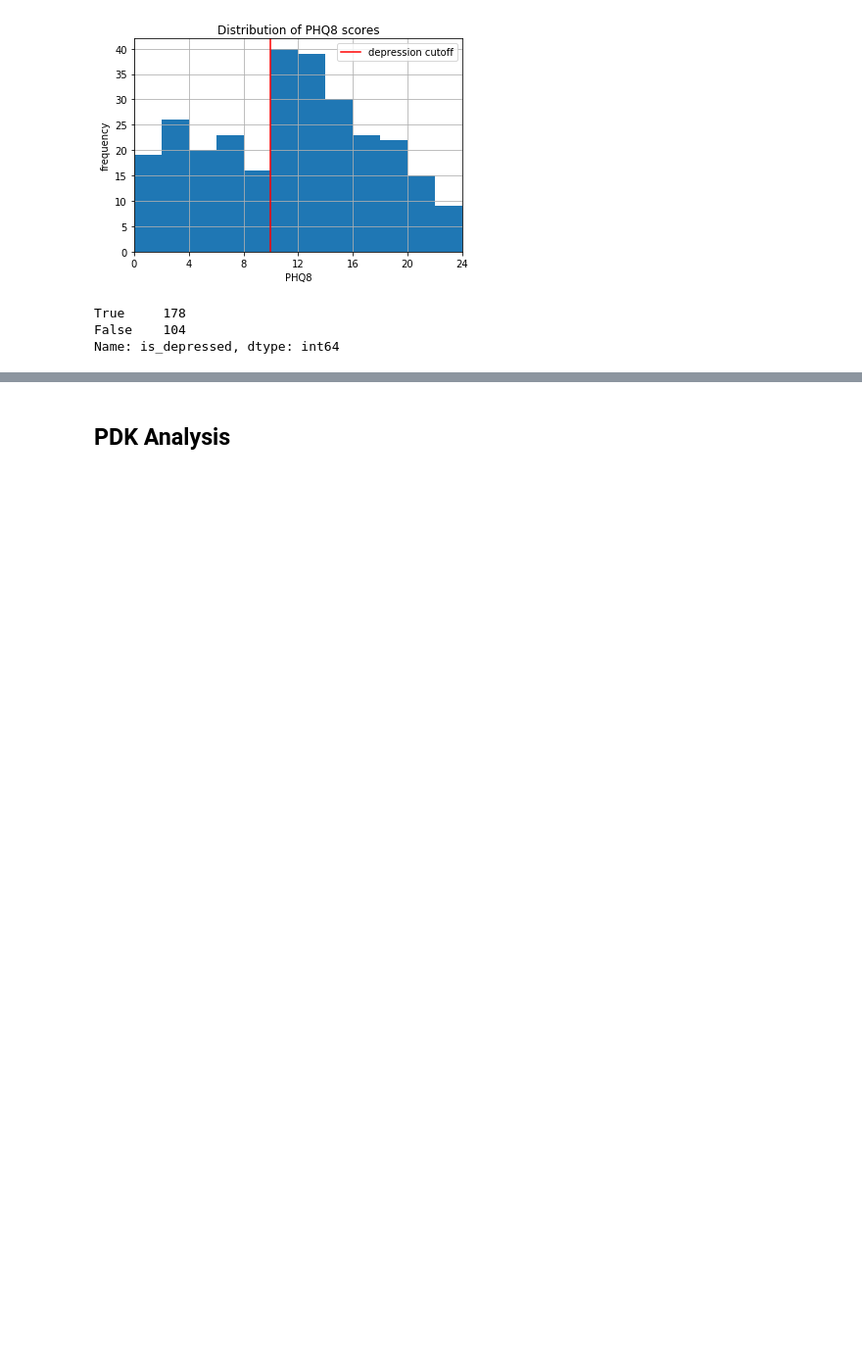
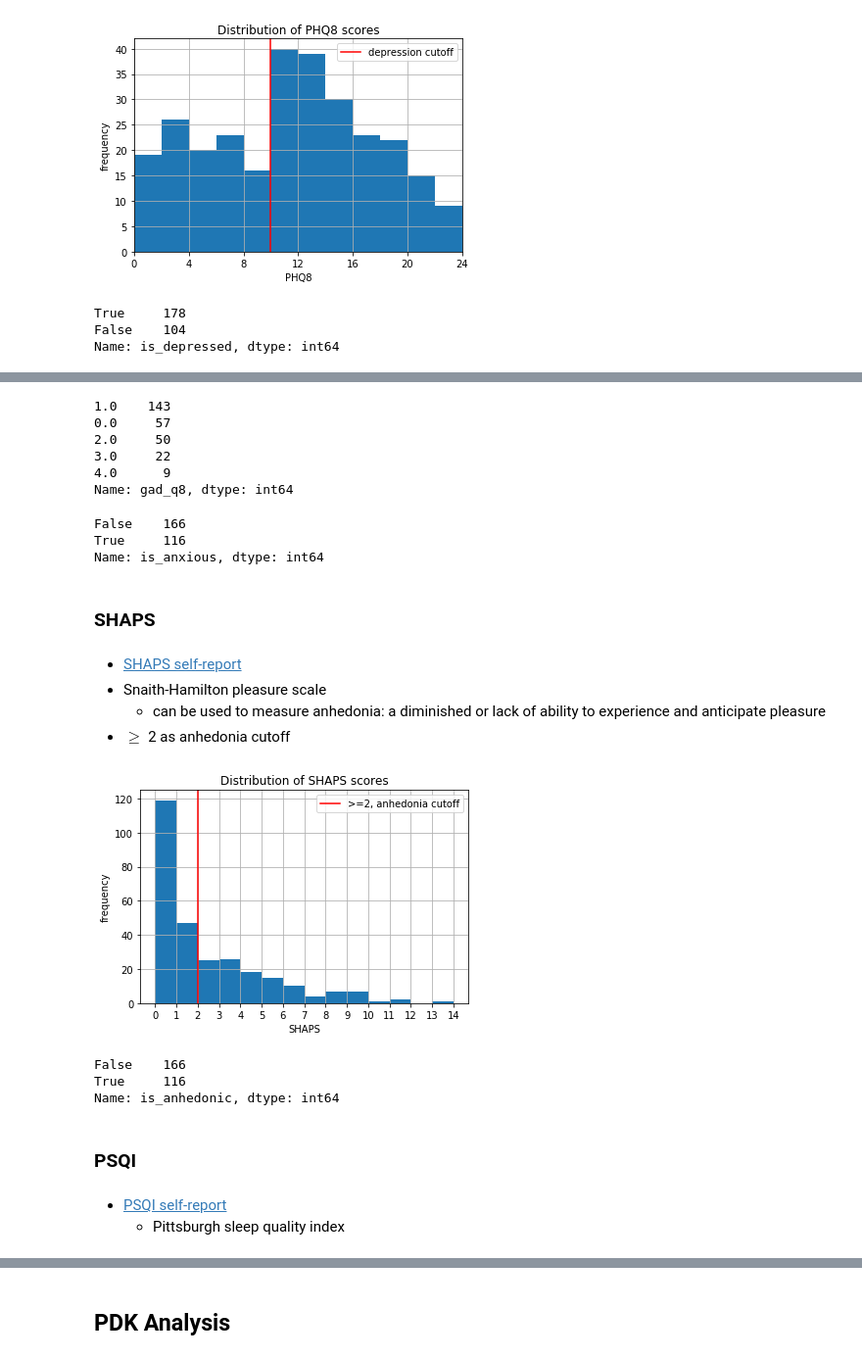
Before and after one commit to tliu526/lifesense, a Jupyter notebook: lifesense_exploration_wave1.ipynb, the cells around one changed output, grey strips where cells are left out. Shown at 98% size. Cells and saved outputs as stored; diff of their text form; code cells hidden in the pictures; blank space fills up the shorter version.

```diff
--- a/lifesense_exploration_wave1.ipynb
+++ b/lifesense_exploration_wave1.ipynb
@@ -234,0 +396,38 @@ wk1_df.loc[wk1_df['study_id'].isin(pna_wk1_ids)][use_cols]
+# %%
+init_df['gad_q8'].value_counts()
+# %% [output]
+1.0    143
+0.0     57
+2.0     50
+3.0     22
+4.0      9
+Name: gad_q8, dtype: int64
+# %%
+init_df['is_anxious'] = init_df['gad7'] >= 10
+init_df['is_anxious'].value_counts()
+# %% [output]
+False    166
+True     116
+Name: is_anxious, dtype: int64
+# %% [markdown]
+### SHAPS
+# %% [markdown]
+- [SHAPS self-report](https://www.phenxtoolkit.org/toolkit_content/PDF/PX710601.pdf)
+- Snaith-Hamilton pleasure scale
+    - can be used to measure anhedonia: a diminished or lack of ability to experience and anticipate pleasure
+- $\ge$ 2 as anhedonia cutoff
+# %%
+init_df['shaps'] = baseline_df['shaps_score']
+# %%
+#gad_df = init_df.loc[init_df['SHAPS'] <= 21]
+init_df['shaps'].hist(bins=14)
+#plt.xlim((0,21))
+plt.xticks(np.arange(0,15))
+plt.axvline(x=2, color='red', label=">=2, anhedonia cutoff")
+plt.xlabel("SHAPS")
+plt.ylabel("frequency")
+plt.title("Distribution of SHAPS scores")
+plt.legend()
+plt.show()
+# %% [output]
+[figure, added]
@@ -234,0 +436,11 @@ wk1_df.loc[wk1_df['study_id'].isin(pna_wk1_ids)][use_cols]
+# %%
+init_df['is_anhedonic'].value_counts()
+# %% [output]
+False    166
+True     116
+Name: is_anhedonic, dtype: int64
+# %% [markdown]
+### PSQI
+# %% [markdown]
+- [PSQI self-report](https://consultgeri.org/try-this/general-assessment/issue-6.1.pdf)
+    - Pittsburgh sleep quality index
```
Also changed, not shown: parts of 95 cells of this notebook.
